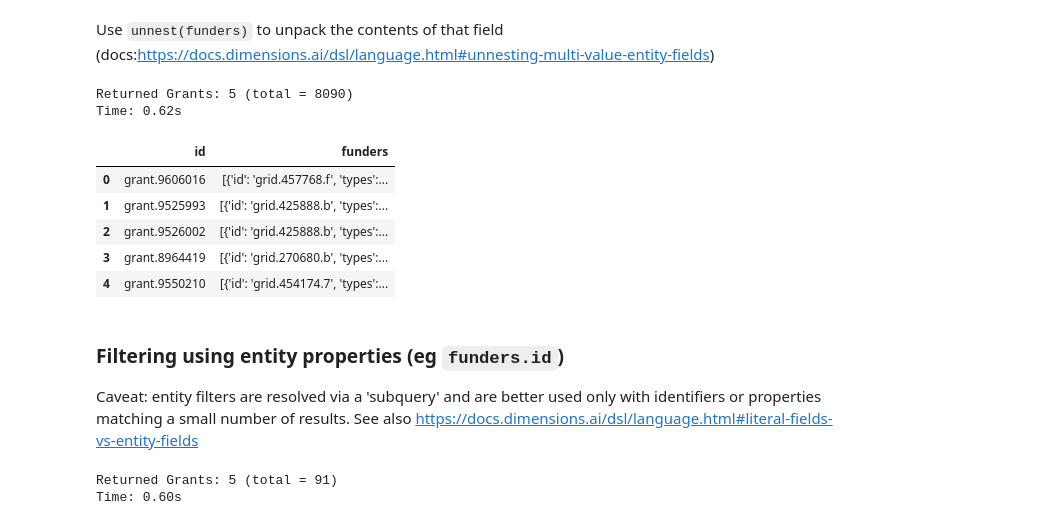
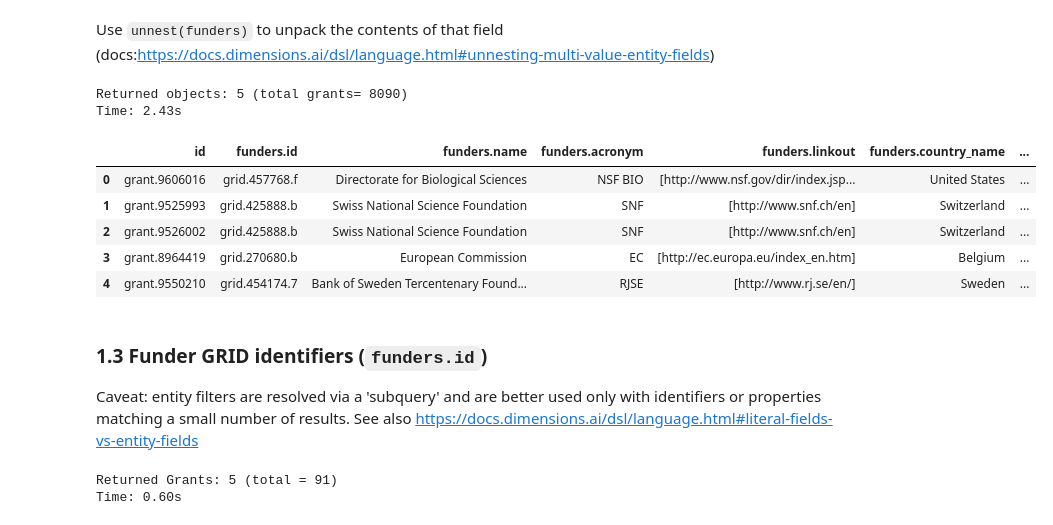
Before and after one commit to digital-science/dimensions-api-lab, a Jupyter notebook: archive/2021-04-NSF-Training/2021-04-NSF-Training-Part-1.ipynb, the cells around one changed output. Saved outputs shown, nothing was run; the diff lists cells and outputs as text; code cells hidden in the pictures.

```diff
--- a/archive/2021-04-NSF-Training/2021-04-NSF-Training-Part-1.ipynb
+++ b/archive/2021-04-NSF-Training/2021-04-NSF-Training-Part-1.ipynb
@@ -103,18 +103,20 @@ Use `unnest(funders)` to unpack the contents of that field (docs:https://docs.di
 # %%
 %%dsldf
 
-search grants for "covid-19 OR coronavirus" return grants[id+funders] limit 5
+search grants
+    for "covid-19 OR coronavirus"
+return grants[id+unnest(funders)] limit 5
 # %% [output]
-Returned Grants: 5 (total = 8090)
-Time: 0.62s
+Returned objects: 5 (total grants= 8090)
+Time: 2.43s
-|  | id | funders |
-| 0 | grant.9606016 | [{'id': 'grid.457768.f', 'types':... |
-| 1 | grant.9525993 | [{'id': 'grid.425888.b', 'types':... |
-| 2 | grant.9526002 | [{'id': 'grid.425888.b', 'types':... |
-| 3 | grant.8964419 | [{'id': 'grid.270680.b', 'types':... |
-| 4 | grant.9550210 | [{'id': 'grid.454174.7', 'types':... |
+|  | id | funders.id | funders.name | funders.acronym | funders.linkout | funders.country_name | ... |
+| 0 | grant.9606016 | grid.457768.f | Directorate for Biological Sciences | NSF BIO | [http://www.nsf.gov/dir/index.jsp... | United States | ... |
+| 1 | grant.9525993 | grid.425888.b | Swiss National Science Foundation | SNF | [http://www.snf.ch/en] | Switzerland | ... |
+| 2 | grant.9526002 | grid.425888.b | Swiss National Science Foundation | SNF | [http://www.snf.ch/en] | Switzerland | ... |
+| 3 | grant.8964419 | grid.270680.b | European Commission | EC | [http://ec.europa.eu/index_en.htm] | Belgium | ... |
+| 4 | grant.9550210 | grid.454174.7 | Bank of Sweden Tercentenary Found... | RJSE | [http://www.rj.se/en/] | Sweden | ... |
 # %% [markdown]
-### Filtering using entity properties (eg `funders.id`)
+### 1.3 Funder GRID identifiers (`funders.id`)
 
 Caveat: entity filters are resolved via a 'subquery' and are better used only with identifiers or properties matching a small number of results.
 See also https://docs.dimensions.ai/dsl/language.html#literal-fields-vs-entity-fields
```
Also changed, not shown: parts of 22 cells of this notebook.
